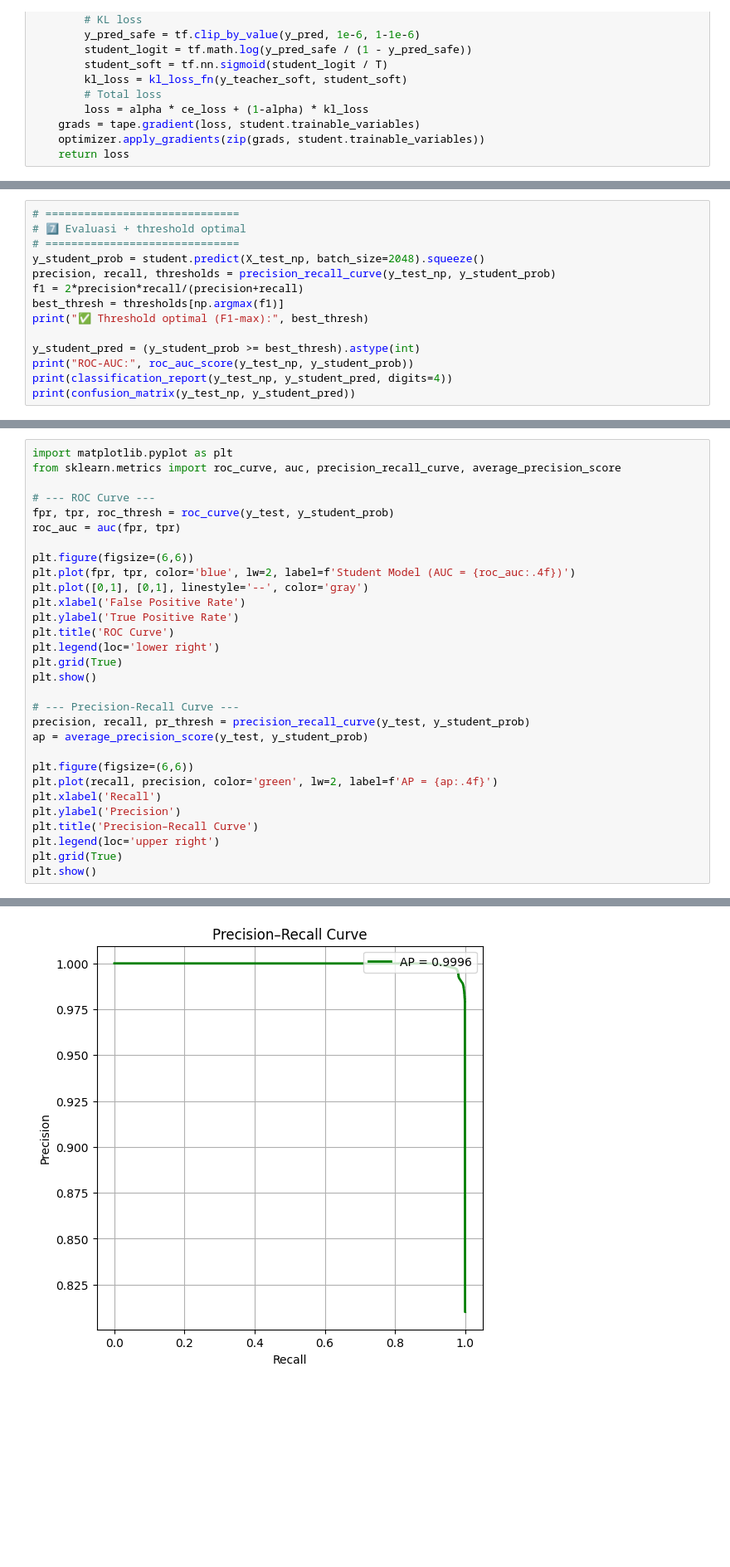
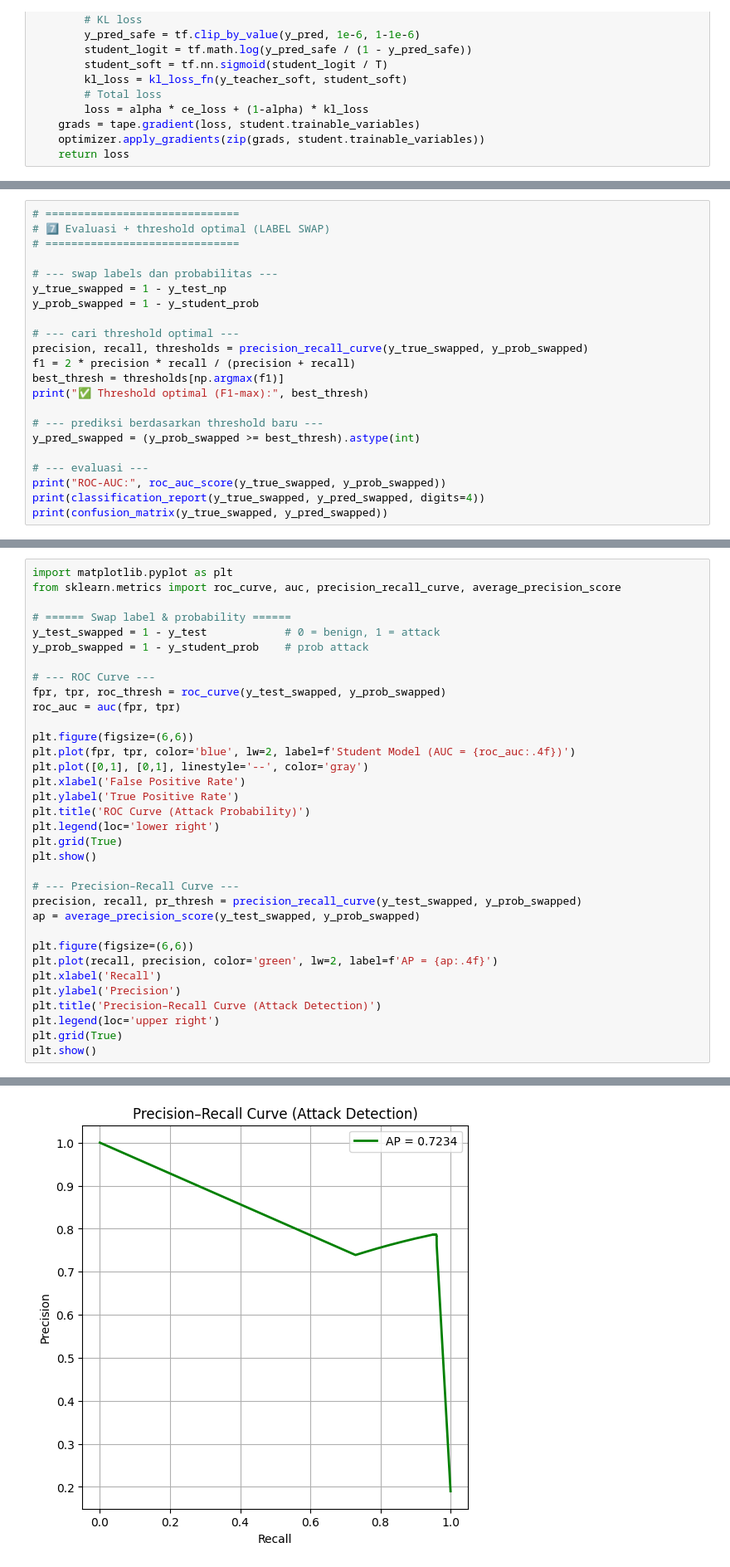
Before and after one commit to bintangpandu14/CICIDS2017---IPSML, a Jupyter notebook: notebooks/04_LightGBM-Snort(TensorFlow).ipynb, the cells around one changed output, grey strips where cells are left out. Shown: that part at 83% size. Cells and saved outputs as stored; diff of their text form; blank space fills up the shorter version.

```diff
--- a/notebooks/04_LightGBM-Snort(TensorFlow).ipynb
+++ b/notebooks/04_LightGBM-Snort(TensorFlow).ipynb
@@ -305,16 +346,24 @@ Epoch 49/50 - Loss: 0.018096
 Epoch 50/50 - Loss: 0.018493
 # %%
 # ==============================
-# 7️⃣ Evaluasi + threshold optimal
+# 7️⃣ Evaluasi + threshold optimal (LABEL SWAP)
 # ==============================
-y_student_prob = student.predict(X_test_np, batch_size=2048).squeeze()
-precision, recall, thresholds = precision_recall_curve(y_test_np, y_student_prob)
-f1 = 2*precision*recall/(precision+recall)
+
+# --- swap labels dan probabilitas ---
+y_true_swapped = 1 - y_test_np
+y_prob_swapped = 1 - y_student_prob
+
+# --- cari threshold optimal ---
+precision, recall, thresholds = precision_recall_curve(y_true_swapped, y_prob_swapped)
+f1 = 2 * precision * recall / (precision + recall)
 best_thresh = thresholds[np.argmax(f1)]
 print("✅ Threshold optimal (F1-max):", best_thresh)
 
-y_student_pred = (y_student_prob >= best_thresh).astype(int)
-print("ROC-AUC:", roc_auc_score(y_test_np, y_student_prob))
-print(classification_report(y_test_np, y_student_pred, digits=4))
-print(confusion_matrix(y_test_np, y_student_pred))
+# --- prediksi berdasarkan threshold baru ---
+y_pred_swapped = (y_prob_swapped >= best_thresh).astype(int)
+
+# --- evaluasi ---
+print("ROC-AUC:", roc_auc_score(y_true_swapped, y_prob_swapped))
+print(classification_report(y_true_swapped, y_pred_swapped, digits=4))
+print(confusion_matrix(y_true_swapped, y_pred_swapped))
 # %% [output]
@@ -401,8 +449,12 @@ plt.show()
 import matplotlib.pyplot as plt
 from sklearn.metrics import roc_curve, auc, precision_recall_curve, average_precision_score
 
+# ====== Swap label & probability ======
+y_test_swapped = 1 - y_test            # 0 = benign, 1 = attack
+y_prob_swapped = 1 - y_student_prob    # prob attack
+
 # --- ROC Curve ---
-fpr, tpr, roc_thresh = roc_curve(y_test, y_student_prob)
+fpr, tpr, roc_thresh = roc_curve(y_test_swapped, y_prob_swapped)
 roc_auc = auc(fpr, tpr)
 
 plt.figure(figsize=(6,6))
@@ -410,20 +462,20 @@ plt.plot(fpr, tpr, color='blue', lw=2, label=f'Student Model (AUC = {roc_auc:.4f
 plt.plot([0,1], [0,1], linestyle='--', color='gray')
 plt.xlabel('False Positive Rate')
 plt.ylabel('True Positive Rate')
-plt.title('ROC Curve')
+plt.title('ROC Curve (Attack Probability)')
 plt.legend(loc='lower right')
 plt.grid(True)
 plt.show()
 
-# --- Precision-Recall Curve ---
-precision, recall, pr_thresh = precision_recall_curve(y_test, y_student_prob)
-ap = average_precision_score(y_test, y_student_prob)
+# --- Precision–Recall Curve ---
+precision, recall, pr_thresh = precision_recall_curve(y_test_swapped, y_prob_swapped)
+ap = average_precision_score(y_test_swapped, y_prob_swapped)
 
 plt.figure(figsize=(6,6))
 plt.plot(recall, precision, color='green', lw=2, label=f'AP = {ap:.4f}')
 plt.xlabel('Recall')
 plt.ylabel('Precision')
-plt.title('Precision–Recall Curve')
+plt.title('Precision–Recall Curve (Attack Detection)')
 plt.legend(loc='upper right')
 plt.grid(True)
 plt.show()
@@ -432,4 +484,4 @@ plt.show()
-[figure, old version]
+[figure, new version]
 # %%
 import tensorflow as tf
 model_path = "../models/best.tflite"
```
Also changed, not shown: parts of 18 cells of this notebook.
